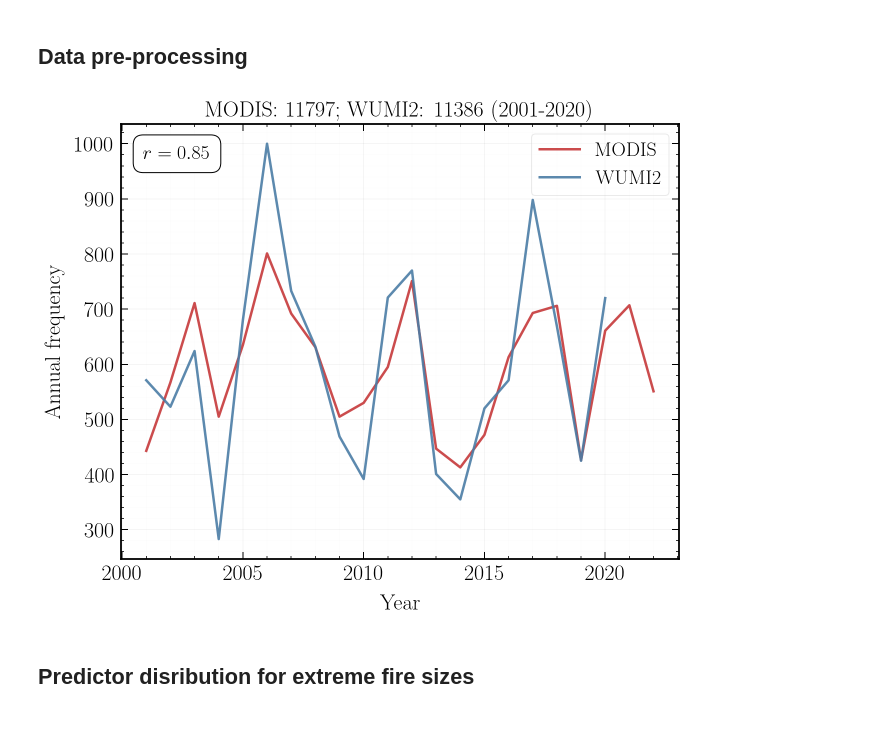
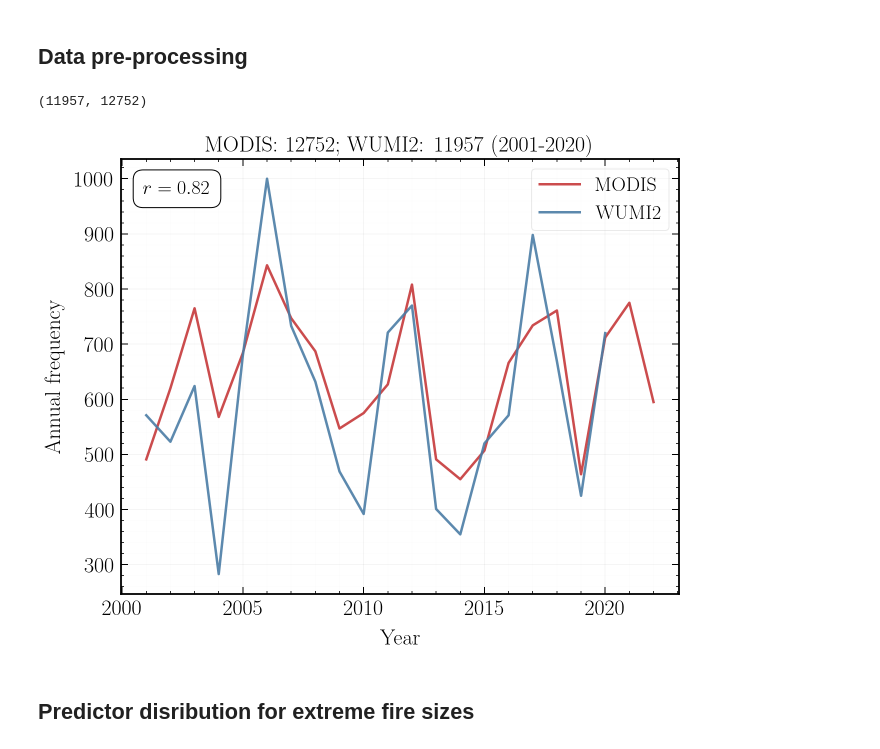
Before and after one commit to jtbuch/SEASFire, a Jupyter notebook: scripts/prelim_data_processing_and_analysis.ipynb, the cells around one changed output. Saved outputs shown, nothing was run; the diff lists cells and outputs as text; code cells hidden in the pictures.

```diff
--- a/scripts/prelim_data_processing_and_analysis.ipynb
+++ b/scripts/prelim_data_processing_and_analysis.ipynb
@@ -87,23 +87,27 @@ fire_modis_gdf['reg_indx']= reg_indx_arr_modis
 # %%
 wumi2_freq= [len(wildfire_gdf[wildfire_gdf.reg_indx > 0].groupby('final_year').get_group(y)) for y in range(2001, 2021)]
 modis_freq= [len(fire_modis_gdf[fire_modis_gdf.reg_indx > 0].groupby('final_year').get_group(y)) for y in range(2001, 2023)]
+# %%
+np.sum(wumi2_freq), np.sum(modis_freq[:-2])
+# %% [output]
+(11957, 12752)
 # %%
 fig, ax= plt.subplots(figsize=(10, 8))
 
 plt.plot(np.linspace(2001, 2022, 22), modis_freq, label= 'MODIS');
 plt.plot(np.linspace(2001, 2020, 20), wumi2_freq, label= 'WUMI2');
 plt.xlabel('Year', fontsize= 22);
 plt.ylabel('Annual frequency', fontsize= 22);
 ax.text(0.04, 0.92, r'$r = %.2f$'%stats.pearsonr(wumi2_freq, modis_freq[:-2])[0], fontsize= 20, bbox=dict(boxstyle='round, pad=0.5', ec= 'black', fc= 'white'), \
             transform=ax.transAxes)
 ax.legend(loc='upper right', frameon= True, fontsize= 20);
 ax.tick_params(labeltop=False, top=True, labelright=False, right=True, which='both', labelsize= 22);
 ax.grid(visible=True, which='major', color='black', alpha=0.05, linestyle='-');
 ax.grid(visible=True, which='minor', color='black', alpha=0.01, linestyle='-');
-plt.title('MODIS: 11797; WUMI2: 11386 (2001-2020)', fontsize= 22)
-plt.savefig('../plots/wumi2_modis_fire_freq_wus.pdf', bbox_inches='tight', dpi= 300);
+plt.title('MODIS: 12752; WUMI2: 11957 (2001-2020)', fontsize= 22)
+#plt.savefig('../plots/wumi2_modis_fire_freq_wus.pdf', bbox_inches='tight', dpi= 300);
 # %% [output]
-[figure, old version]
+[figure, new version]
 # %% [markdown]
 ## Predictor disribution for extreme fire sizes
 # %%
```
Also changed, not shown: parts of 1 cell of this notebook, 1 other file.
